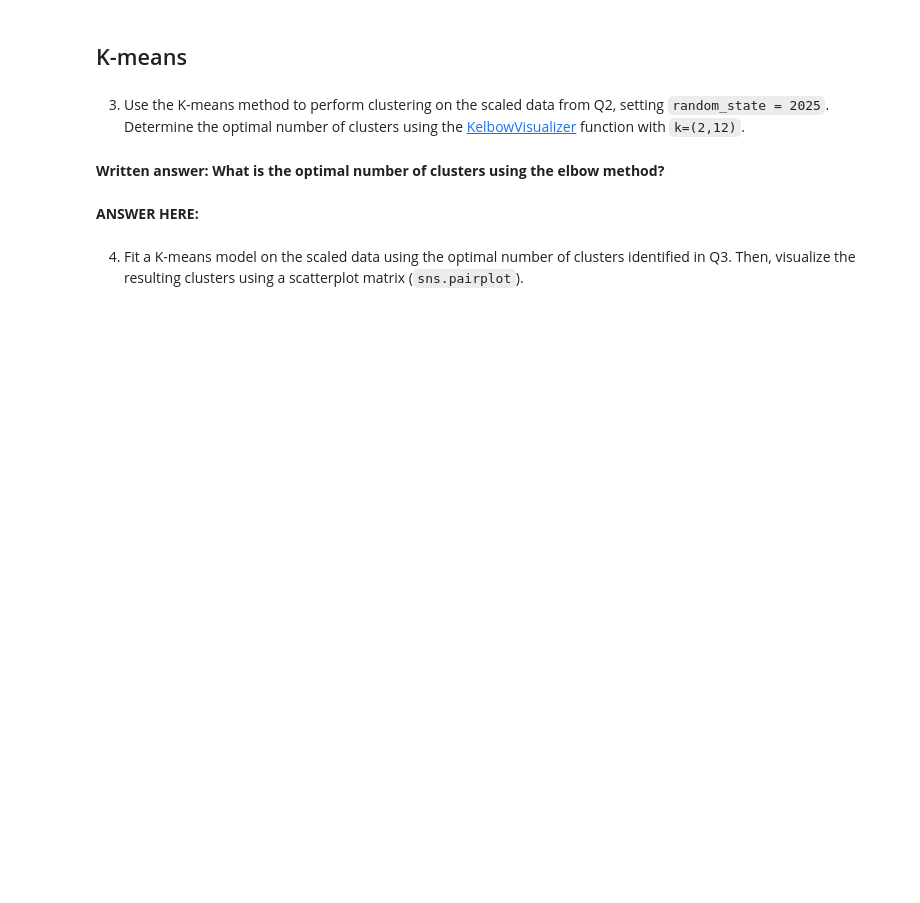
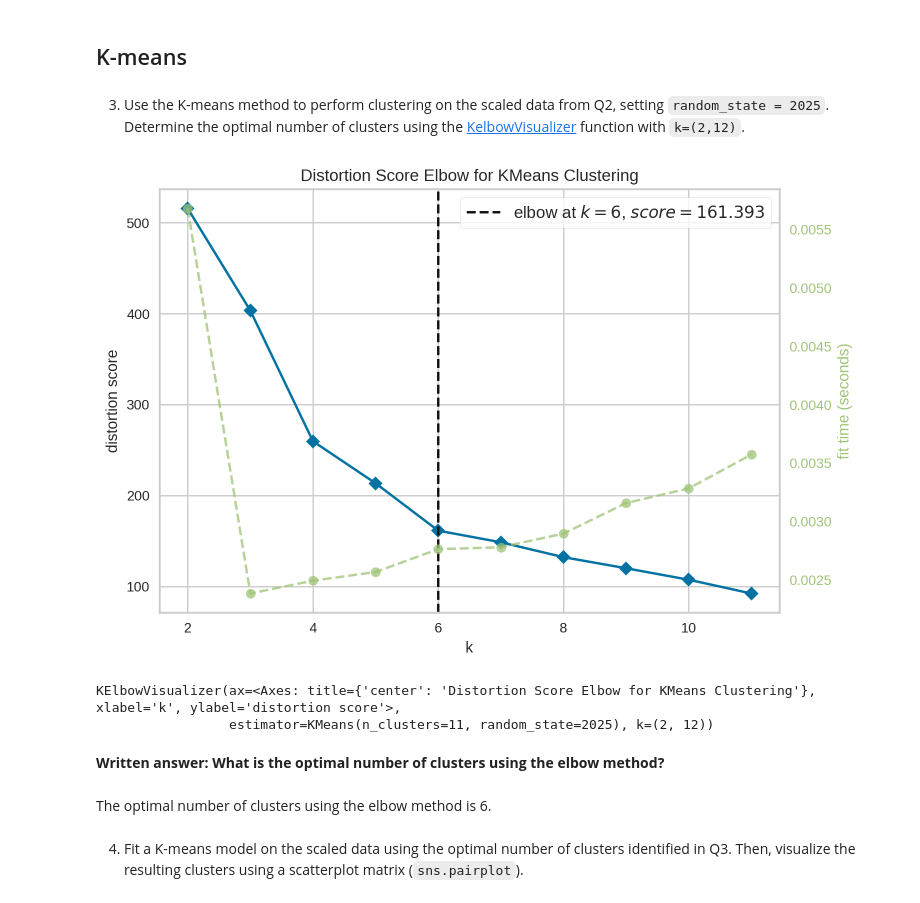
Before and after one commit to emilyberlinghoff/DS3000, a Jupyter notebook: Homework 8 - Clustering/251287809_H08.ipynb, the cells around one changed output. Saved outputs shown, nothing was run; the diff lists cells and outputs as text; code cells hidden in the pictures; blank space fills up the shorter version.

Commit message:
Mall Customers Dataset and K-means sections complete

```diff
--- a/Homework 8 - Clustering/251287809_H08.ipynb
+++ b/Homework 8 - Clustering/251287809_H08.ipynb
@@ -60,0 +76,3 @@ import seaborn as sns
+# %%
+data = pl.read_csv('Mall_Customers.csv')
+data.describe()
@@ -72,0 +107,6 @@ In the following lines you should:
+# %%
+# Drop 'Genre' from the dataset
+data = data.drop('Genre')
+
+# Display first 10 rows
+data.head(10)
@@ -72,0 +127,5 @@ In the following lines you should:
+# %%
+# Standardize the remaining variables, excluding the ID, ensuring they have a mean of zero and a standard deviation of one
+scaler = StandardScaler()
+data_scaled = scaler.fit_transform(data)
+data.describe()
@@ -79 +149,9 @@ In the following lines you should:
+# %%
+# Use the K-means method to perform clustering on the scaled data from Q2, setting `random_state = 2025`
+kmeans = KMeans(random_state=2025)
+kelbow_visualizer(kmeans, X=data_scaled, k=(2,12))
+# %% [output]
+[figure, added]
+KElbowVisualizer(ax=<Axes: title={'center': 'Distortion Score Elbow for KMeans Clustering'}, xlabel='k', ylabel='distortion score'>,
+                 estimator=KMeans(n_clusters=11, random_state=2025), k=(2, 12))
 # %% [markdown]
@@ -81,5 +158,5 @@ In the following lines you should:
 **Written answer: What is the optimal number of clusters using the elbow method?**
-# %% [markdown]
-**ANSWER HERE:**
+# %% [markdown]
+The optimal number of clusters using the elbow method is 6.
 # %% [markdown]
 4. Fit a K-means model on the scaled data using the optimal number of clusters identified in Q3. Then, visualize the resulting clusters using a scatterplot matrix (`sns.pairplot`).
```
Also changed, not shown: parts of 18 cells of this notebook.
